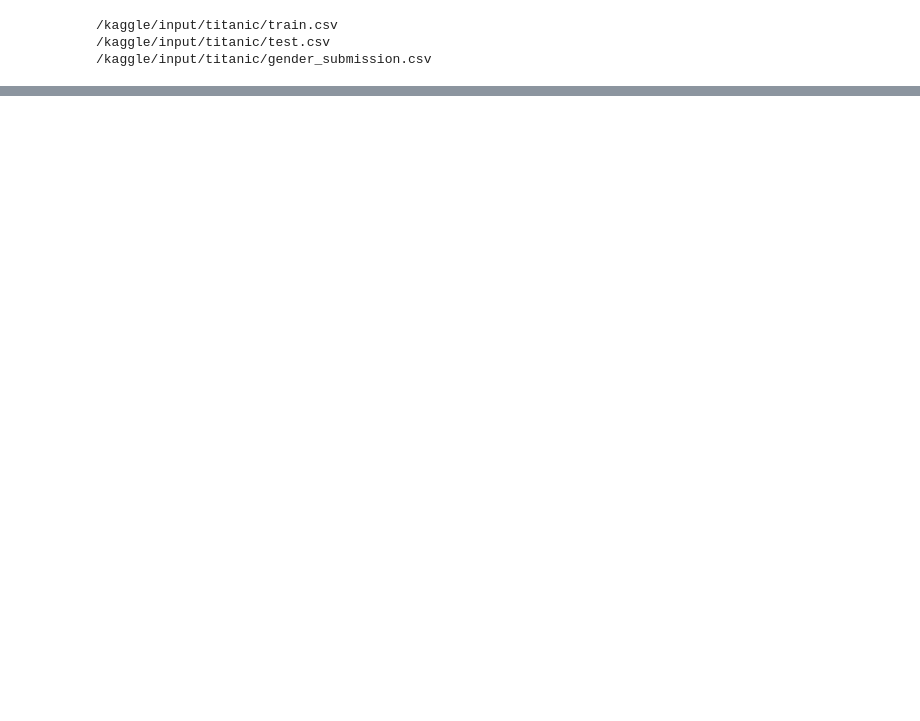
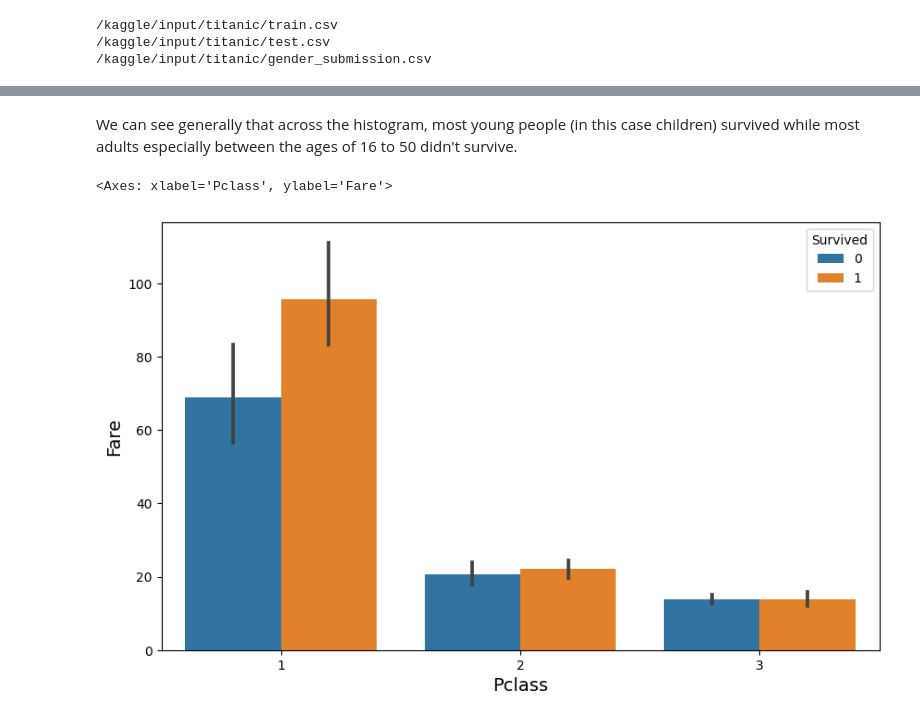
Before and after one commit to chikeibezim/titanic_survival_prediciton, a Jupyter notebook: titanic-survival-prediction.ipynb, the cells around one changed output, grey strips where cells are left out. Drawn from its saved outputs; the diff is of its cells as text; code cells hidden in the pictures; blank space fills up the shorter version.

```diff
--- a/titanic-survival-prediction.ipynb
+++ b/titanic-survival-prediction.ipynb
@@ -22,0 +170,7 @@ for dirname, _, filenames in os.walk('/kaggle/input'):
+# %% [markdown]
+We can see generally that across the histogram, most young people (in this case children) survived while most adults especially between the ages of 16 to 50 didn't survive.
+# %%
+sns.barplot(titanic_df, x="Pclass", y="Fare", hue="Survived")
+# %% [output]
+<Axes: xlabel='Pclass', ylabel='Fare'>
+[figure, added]
```
Also changed, not shown: parts of 18 cells of this notebook.
